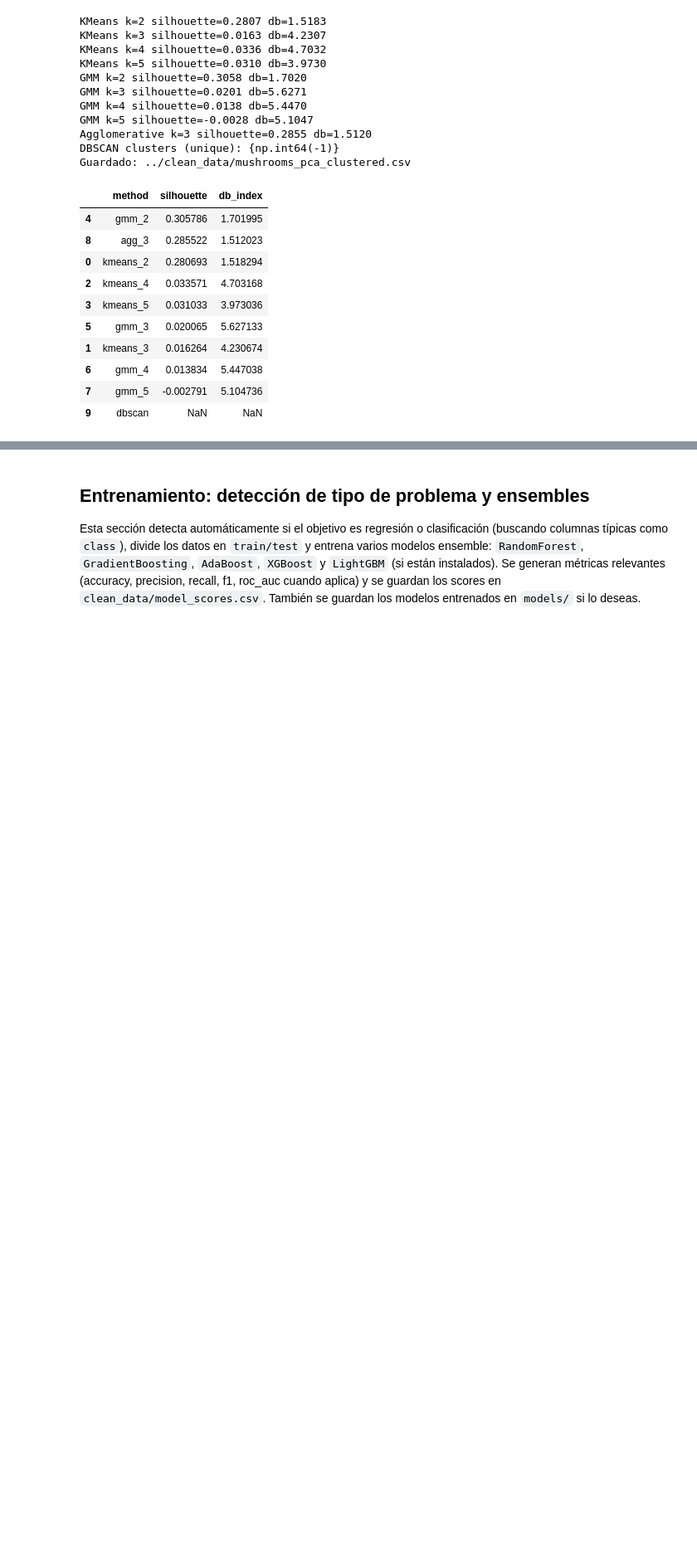
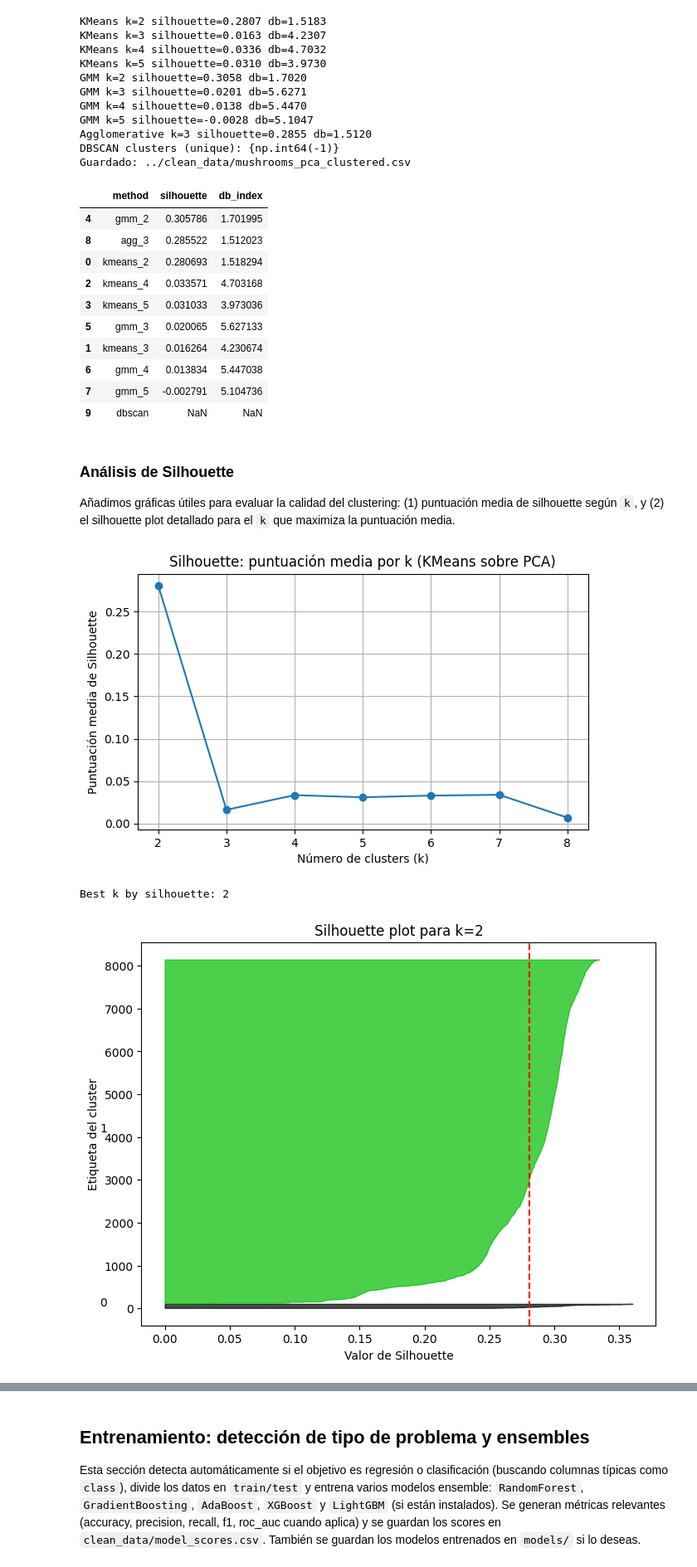
Before and after one commit to Bootcamp-Data-Analyst/Proyecto9-clustering, a Jupyter notebook: notebooks/ML.ipynb, the cells around one changed output, grey strips where cells are left out. Shown at 83% size. Cells and saved outputs as stored; diff of their text form; code cells hidden in the pictures; blank space fills up the shorter version.

Commit message:
Feature: Añadidas gráficas de PCA clustering.

```diff
--- a/notebooks/ML.ipynb
+++ b/notebooks/ML.ipynb
@@ -522,3 +510,72 @@ Guardado: ../clean_data/mushrooms_pca_clustered.csv
 | 6 | gmm_4 | 0.013834 | 5.447038 |
 | 7 | gmm_5 | -0.002791 | 5.104736 |
 | 9 | dbscan | NaN | NaN |
+# %%
+# Título y explicación breve (se muestra como Markdown)
+display(Markdown('''### Análisis de Silhouette
+Añadimos gráficas útiles para evaluar la calidad del clustering: (1) puntuación media de silhouette según `k`, y (2) el silhouette plot detallado para el `k` que maximiza la puntuación media.'''))
+
+# Asegurarnos de tener df_pca cargado
+if 'df_pca' not in globals():
+    if os.path.exists(pca_path):
+        df_pca = pd.read_csv(pca_path)
+    else:
+        raise FileNotFoundError(f'No se encontró {pca_path}. Ejecuta la sección de PCA primero.')
+
+feats = [c for c in df_pca.columns if c.startswith('pca_')]
+X = df_pca[feats].values
+X = StandardScaler().fit_transform(X)
+
+range_n_clusters = range(2, 9)
+avg_scores = []
+for n_clusters in range_n_clusters:
+    km = KMeans(n_clusters=n_clusters, random_state=0, n_init=10)
+    labels = km.fit_predict(X)
+    try:
+        score = silhouette_score(X, labels)
+    except Exception:
+        score = float('nan')
+    avg_scores.append(score)
+
+# Gráfico de puntuación media por k
+plt.figure(figsize=(7,4))
+plt.plot(list(range_n_clusters), avg_scores, marker='o')
+plt.xlabel('Número de clusters (k)')
+plt.ylabel('Puntuación media de Silhouette')
+plt.title('Silhouette: puntuación media por k (KMeans sobre PCA)')
+plt.grid(True)
+plt.show()
+
+# Elegir mejor k (excluyendo NaN)
+valid_scores = [(k,s) for k,s in zip(range_n_clusters, avg_scores) if not np.isnan(s)]
+if valid_scores:
+    best_k = max(valid_scores, key=lambda x: x[1])[0]
+    print(f'Best k by silhouette: {best_k}')
+    # Silhouette plot para best_k
+    km = KMeans(n_clusters=best_k, random_state=0, n_init=10)
+    cluster_labels = km.fit_predict(X)
+    silhouette_vals = silhouette_samples(X, cluster_labels)
+    y_lower = 10
+    plt.figure(figsize=(8,6))
+    for i in range(best_k):
+        ith_silhouette_vals = silhouette_vals[cluster_labels == i]
+        ith_silhouette_vals.sort()
+        size_cluster_i = ith_silhouette_vals.shape[0]
+        y_upper = y_lower + size_cluster_i
+        color = cm.nipy_spectral(float(i) / best_k)
+        plt.fill_betweenx(np.arange(y_lower, y_upper), 0, ith_silhouette_vals, facecolor=color, edgecolor=color, alpha=0.7)
+        plt.text(-0.05, y_lower + 0.5 * size_cluster_i, str(i))
+        y_lower = y_upper + 10  # espacio entre clusters
+    plt.xlabel('Valor de Silhouette')
+    plt.ylabel('Etiqueta del cluster')
+    plt.title(f'Silhouette plot para k={best_k}')
+    plt.axvline(x=np.mean(silhouette_vals), color='red', linestyle='--')
+    plt.show()
+else:
+    print('No hay puntuaciones válidas de silhouette para el rango elegido.')
+# %% [output]
+### Análisis de Silhouette
+Añadimos gráficas útiles para evaluar la calidad del clustering: (1) puntuación media de silhouette según `k`, y (2) el silhouette plot detallado para el `k` que maximiza la puntuación media.
+[figure, added]
+Best k by silhouette: 2
+[figure, added]
```
Also changed, not shown: parts of 2 cells of this notebook.
